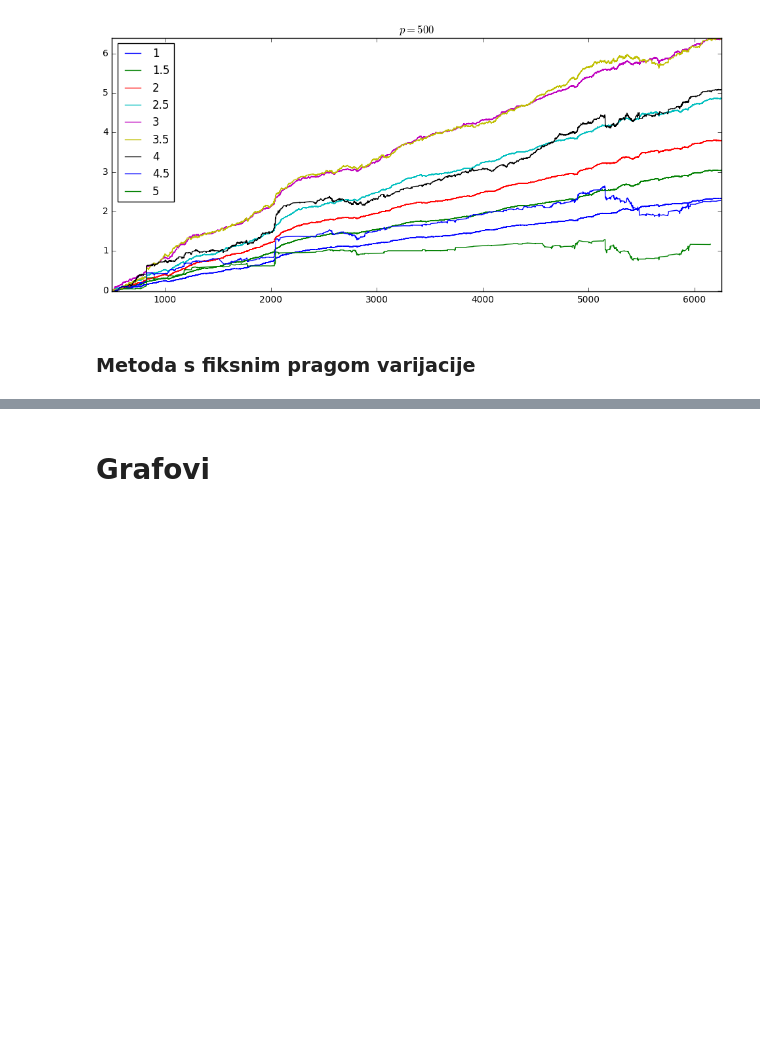
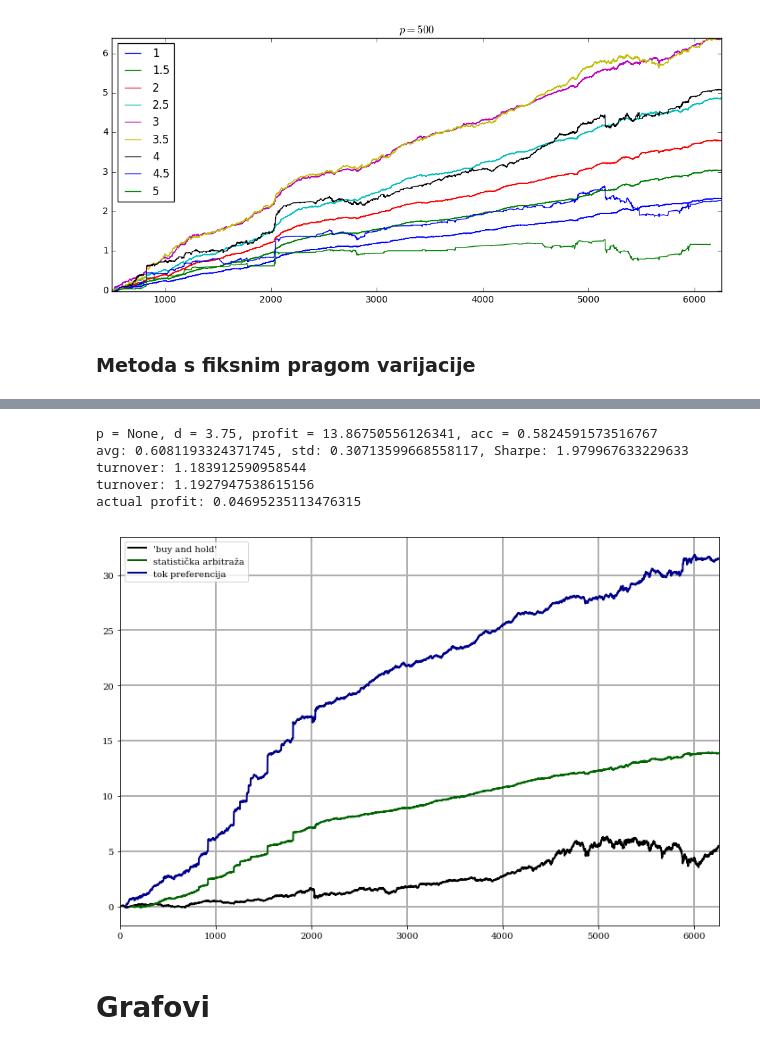
Before and after one commit to mrlovre/diplomski, a Jupyter notebook: server/dipl_02.ipynb, the cells around one changed output, grey strips where cells are left out. Saved outputs shown, nothing was run; the diff lists cells and outputs as text; code cells hidden in the pictures; blank space fills up the shorter version.

```diff
--- a/server/dipl_02.ipynb
+++ b/server/dipl_02.ipynb
@@ -331,3 +303,46 @@ p = None, d = 4, profit = 10.845200610741848, acc = 0.5236248551306053
+# %%
+profit1 = np.load('data/profit1.npy')
+for p in ps:
+    plt.figure()
+#     plt.title('$p={}$'.format(p))
+    for d in ds:
+        ts, profit, pairs = statistical_arbitrage(sp500_log_diffs, sp500_log_diff_means, sp500_log_diff_vars,
+                                                  p, d, method='thresh-devs', return_pairs=True)
+
+        ts0, profit0 = join_ts_profit(ts, profit)
+
+        sp500_sum = np.mean(sp500, axis=1)
+        plt.plot(sp500_sum / sp500_sum[0] - 1, 'k', linewidth=2)
+        plt.plot(ts, np.cumsum(profit), 'darkgreen', linewidth=2)
+        plt.plot(range(59, 6260), np.cumsum(profit1), 'darkblue', linewidth=2)
+        plt.autoscale(enable=True, axis='x', tight=True)
+        print('p = {}, d = {}, profit = {}, acc = {}'.format(p, d, np.sum(profit0),
+                                                             np.sum(profit0 > 0) / len(profit0)))
+        avg = np.mean(profit0) * 255
+        std = np.std(profit0) * np.sqrt(255)
+        ppairs = partition_as(ts, pairs)
+        pairs1 = []
+        pairs2 = []
+        for t, p in ppairs:
+            p1, p2 = p.T
+            pairs1 += [set(p1)]
+            pairs2 += [set(p2)]
+        turnover1 = turnover_ratio(pairs1)
+        turnover2 = turnover_ratio(pairs2)
+        print('avg: {}, std: {}, Sharpe: {}'.format(avg, std, avg / std))
+        print('turnover: {}'.format(np.mean(turnover1)))
+        print('turnover: {}'.format(np.mean(turnover2)))
+        print('actual profit: {}'.format(np.sum(profit) - np.sum(np.hstack([turnover1, turnover2])) * 1e-3))
+
+    plt.legend(['\'buy and hold\'', 'statistička arbitraža', 'tok preferencija'], loc='best')
+    plt.grid(linewidth=2)
+# %% [output]
+p = None, d = 3.75, profit = 13.86750556126341, acc = 0.5824591573516767
+avg: 0.6081193324371745, std: 0.30713599668558117, Sharpe: 1.979967633229633
+turnover: 1.183912590958544
+turnover: 1.1927947538615156
+actual profit: 0.04695235113476315
+[figure, added]
 # %% [markdown]
 # Grafovi
 # %%
```
Also changed, not shown: parts of 6 cells of this notebook, 16 other files.
